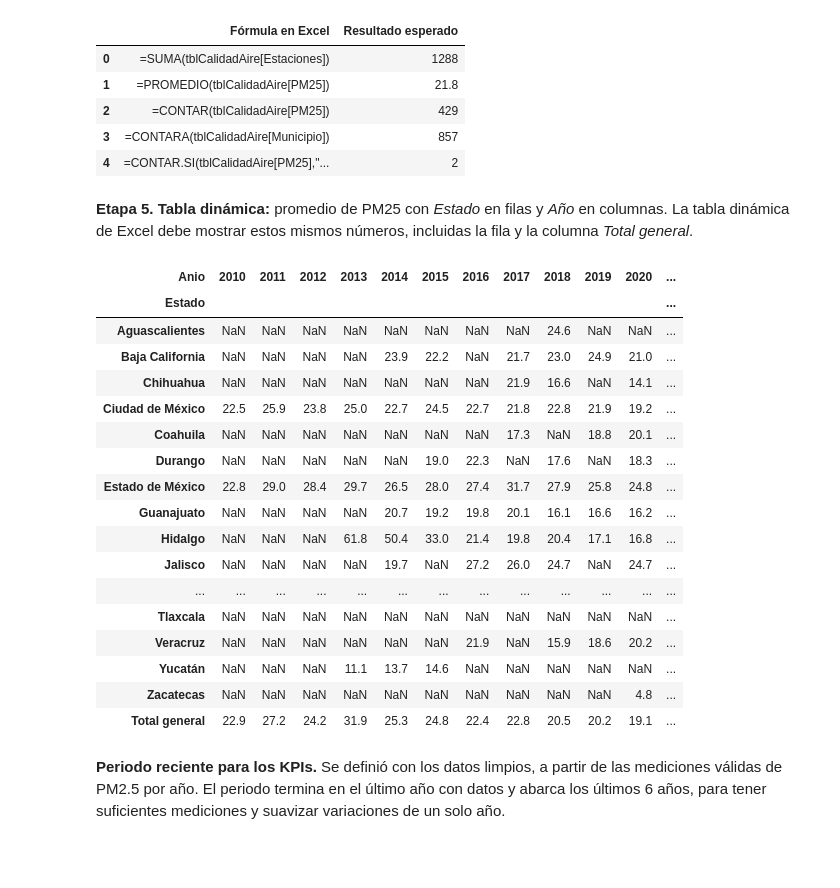
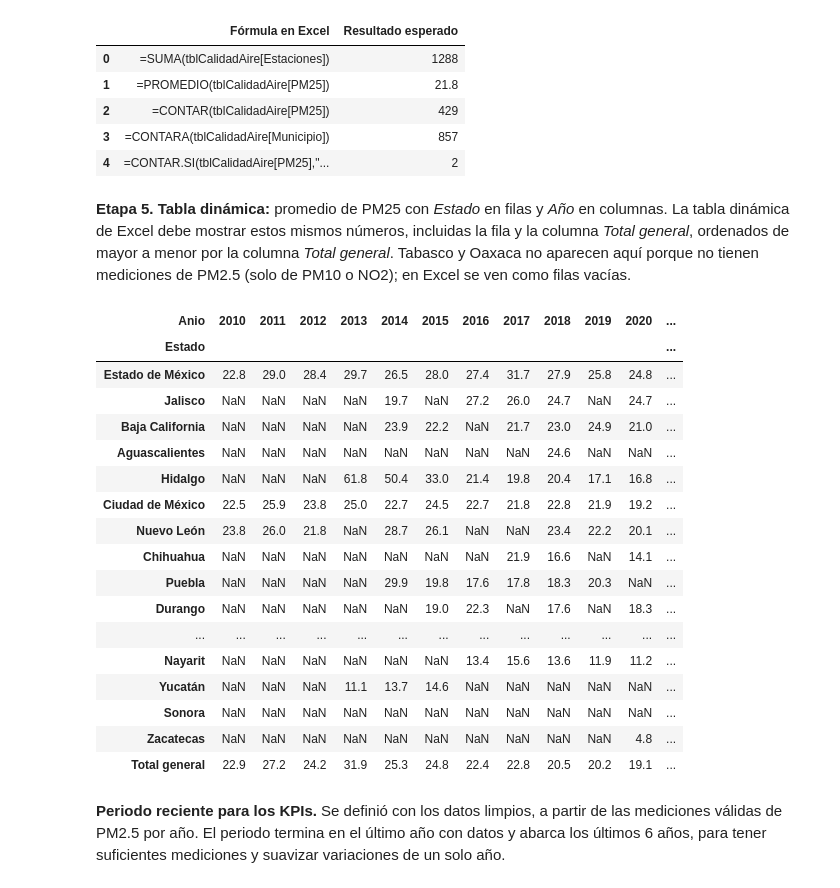
Before and after one commit to UDeployments/cpfia-tcs-practicas, a Jupyter notebook: Modulo02/S18_Calidad_Aire_Excel/notebooks/01_preparacion_datos.ipynb, the cells around one changed output. Saved outputs shown, nothing was run; the diff lists cells and outputs as text; code cells hidden in the pictures; blank space fills up the shorter version.

Commit message:
Ordenar la tabla de control de S18 como la tabla dinámica de Excel
Co-Authored-By: Claude Opus 5.5 <noreply@anthropic.com>

```diff
--- a/Modulo02/S18_Calidad_Aire_Excel/notebooks/01_preparacion_datos.ipynb
+++ b/Modulo02/S18_Calidad_Aire_Excel/notebooks/01_preparacion_datos.ipynb
@@ -368,31 +368,31 @@ formulas_ref
 | 3 | =CONTARA(tblCalidadAire[Municipio]) | 857 |
 | 4 | =CONTAR.SI(tblCalidadAire[PM25],"... | 2 |
 # %% [markdown]
-**Etapa 5. Tabla dinámica:** promedio de PM25 con *Estado* en filas y *Año* en columnas. La tabla dinámica de Excel debe mostrar estos mismos números, incluidas la fila y la columna *Total general*.
+**Etapa 5. Tabla dinámica:** promedio de PM25 con *Estado* en filas y *Año* en columnas. La tabla dinámica de Excel debe mostrar estos mismos números, incluidas la fila y la columna *Total general*, ordenados de mayor a menor por la columna *Total general*. Tabasco y Oaxaca no aparecen aquí porque no tienen mediciones de PM2.5 (solo de PM10 o NO2); en Excel se ven como filas vacías.
 # %%
 pivote_pm25 = limpio.pivot_table(index="Estado", columns="Anio", values="PM25", aggfunc="mean").round(1)
 pivote_pm25["Total general"] = limpio.groupby("Estado")["PM25"].mean().round(1)
-pivote_pm25 = pivote_pm25.dropna(subset=["Total general"])
+pivote_pm25 = pivote_pm25.dropna(subset=["Total general"]).sort_values("Total general", ascending=False)
 pivote_pm25.loc["Total general"] = list(limpio.groupby("Anio")["PM25"].mean().round(1)) + [round(limpio["PM25"].mean(), 1)]
 pivote_pm25.to_csv(PROCESSED_DIR / "referencia_tabla_dinamica.csv")
 pivote_pm25
 # %% [output]
 | Anio | 2010 | 2011 | 2012 | 2013 | 2014 | 2015 | 2016 | 2017 | 2018 | 2019 | 2020 | ... |
 | Estado |  |  |  |  |  |  |  |  |  |  |  | ... |
+| Estado de México | 22.8 | 29.0 | 28.4 | 29.7 | 26.5 | 28.0 | 27.4 | 31.7 | 27.9 | 25.8 | 24.8 | ... |
+| Jalisco | NaN | NaN | NaN | NaN | 19.7 | NaN | 27.2 | 26.0 | 24.7 | NaN | 24.7 | ... |
+| Baja California | NaN | NaN | NaN | NaN | 23.9 | 22.2 | NaN | 21.7 | 23.0 | 24.9 | 21.0 | ... |
 | Aguascalientes | NaN | NaN | NaN | NaN | NaN | NaN | NaN | NaN | 24.6 | NaN | NaN | ... |
-| Baja California | NaN | NaN | NaN | NaN | 23.9 | 22.2 | NaN | 21.7 | 23.0 | 24.9 | 21.0 | ... |
+| Hidalgo | NaN | NaN | NaN | 61.8 | 50.4 | 33.0 | 21.4 | 19.8 | 20.4 | 17.1 | 16.8 | ... |
+| Ciudad de México | 22.5 | 25.9 | 23.8 | 25.0 | 22.7 | 24.5 | 22.7 | 21.8 | 22.8 | 21.9 | 19.2 | ... |
+| Nuevo León | 23.8 | 26.0 | 21.8 | NaN | 28.7 | 26.1 | NaN | NaN | 23.4 | 22.2 | 20.1 | ... |
 | Chihuahua | NaN | NaN | NaN | NaN | NaN | NaN | NaN | 21.9 | 16.6 | NaN | 14.1 | ... |
-| Ciudad de México | 22.5 | 25.9 | 23.8 | 25.0 | 22.7 | 24.5 | 22.7 | 21.8 | 22.8 | 21.9 | 19.2 | ... |
-| Coahuila | NaN | NaN | NaN | NaN | NaN | NaN | NaN | 17.3 | NaN | 18.8 | 20.1 | ... |
+| Puebla | NaN | NaN | NaN | NaN | 29.9 | 19.8 | 17.6 | 17.8 | 18.3 | 20.3 | NaN | ... |
 | Durango | NaN | NaN | NaN | NaN | NaN | 19.0 | 22.3 | NaN | 17.6 | NaN | 18.3 | ... |
-| Estado de México | 22.8 | 29.0 | 28.4 | 29.7 | 26.5 | 28.0 | 27.4 | 31.7 | 27.9 | 25.8 | 24.8 | ... |
-| Guanajuato | NaN | NaN | NaN | NaN | 20.7 | 19.2 | 19.8 | 20.1 | 16.1 | 16.6 | 16.2 | ... |
-| Hidalgo | NaN | NaN | NaN | 61.8 | 50.4 | 33.0 | 21.4 | 19.8 | 20.4 | 17.1 | 16.8 | ... |
-| Jalisco | NaN | NaN | NaN | NaN | 19.7 | NaN | 27.2 | 26.0 | 24.7 | NaN | 24.7 | ... |
 | ... | ... | ... | ... | ... | ... | ... | ... | ... | ... | ... | ... | ... |
-| Tlaxcala | NaN | NaN | NaN | NaN | NaN | NaN | NaN | NaN | NaN | NaN | NaN | ... |
-| Veracruz | NaN | NaN | NaN | NaN | NaN | NaN | 21.9 | NaN | 15.9 | 18.6 | 20.2 | ... |
+| Nayarit | NaN | NaN | NaN | NaN | NaN | NaN | 13.4 | 15.6 | 13.6 | 11.9 | 11.2 | ... |
 | Yucatán | NaN | NaN | NaN | 11.1 | 13.7 | 14.6 | NaN | NaN | NaN | NaN | NaN | ... |
+| Sonora | NaN | NaN | NaN | NaN | NaN | NaN | NaN | NaN | NaN | NaN | NaN | ... |
 | Zacatecas | NaN | NaN | NaN | NaN | NaN | NaN | NaN | NaN | NaN | NaN | 4.8 | ... |
 | Total general | 22.9 | 27.2 | 24.2 | 31.9 | 25.3 | 24.8 | 22.4 | 22.8 | 20.5 | 20.2 | 19.1 | ... |
 # %% [markdown]
```
Also changed, not shown: 8 other files.
